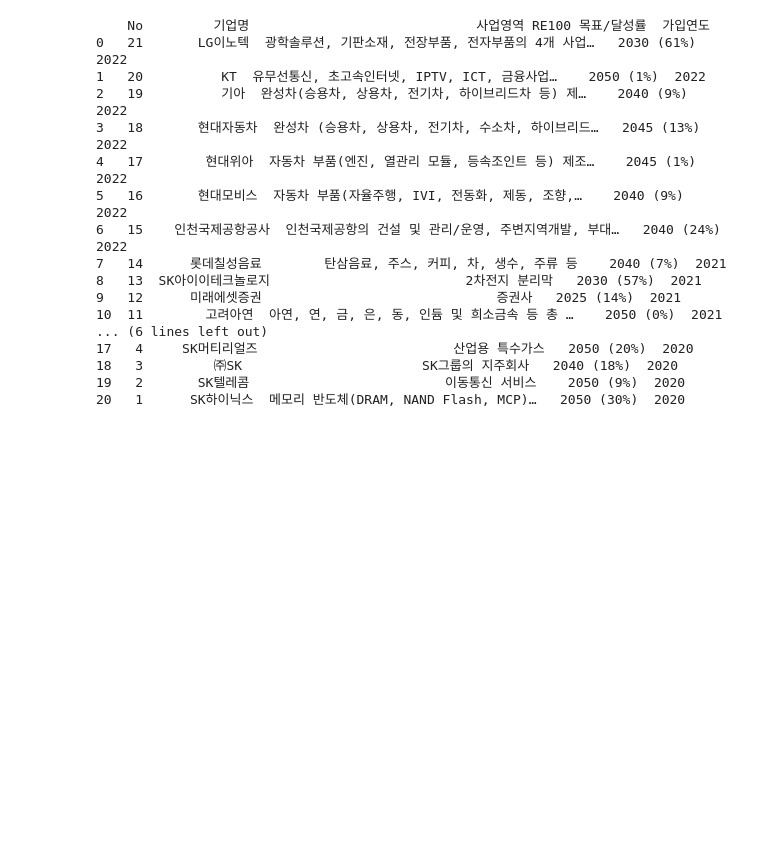
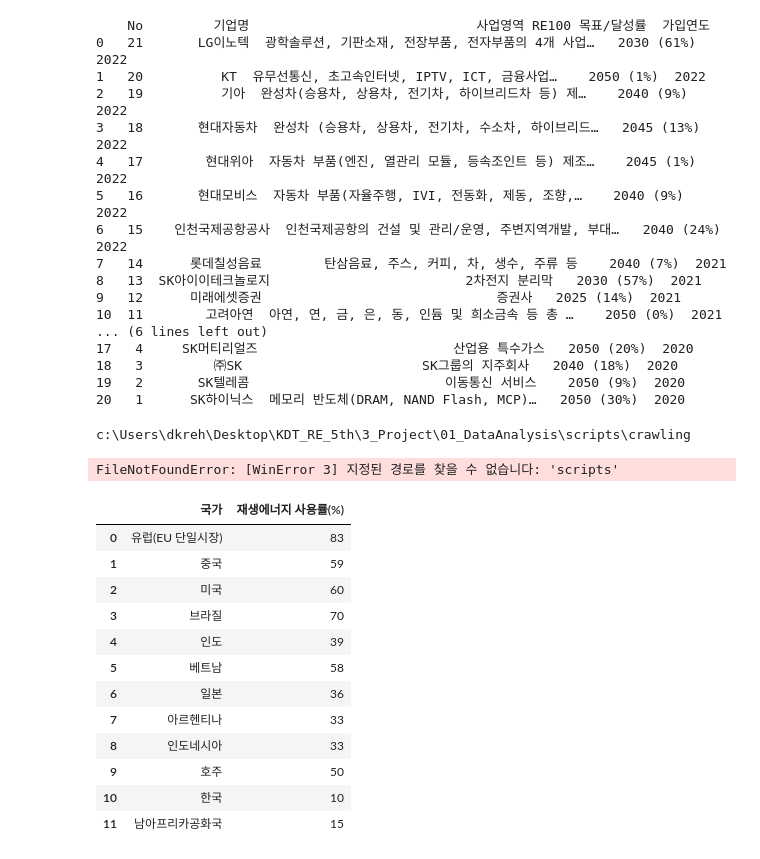
Before and after one commit to kimwjdhyun/KDT_RE_5th_Project, a Jupyter notebook: 01_DataAnalysis/scripts/crawling/web_crawl.ipynb, the cells around one changed output. Drawn from its saved outputs; the diff is of its cells as text; code cells hidden in the pictures; blank space fills up the shorter version.

```diff
--- a/01_DataAnalysis/scripts/crawling/web_crawl.ipynb
+++ b/01_DataAnalysis/scripts/crawling/web_crawl.ipynb
@@ -95,3 +97,32 @@ df.to_csv("01_DataAnalysis/data/policy/k_re100_companies_all.csv", index=False,
 18   3         ㈜SK                       SK그룹의 지주회사   2040 (18%)  2020
 19   2       SK텔레콤                         이동통신 서비스    2050 (9%)  2020
 20   1      SK하이닉스  메모리 반도체(DRAM, NAND Flash, MCP)…   2050 (30%)  2020
+# %%
+import os
+
+# 현재 작업 디렉토리 확인
+print(os.getcwd())
+
+print(os.listdir("scripts"))
+# %% [output]
+c:\Users\dkreh\Desktop\KDT_RE_5th\3_Project\01_DataAnalysis\scripts\crawling
+FileNotFoundError: [WinError 3] 지정된 경로를 찾을 수 없습니다: 'scripts'
+# %%
+# RE100 해외 사레 분석
+import pandas as pd
+df = pd.read_csv("../preprocessing/RE100_국가별_비교_확장.csv", encoding="utf-8-sig")
+df
+# %% [output]
+|  | 국가 | 재생에너지 사용률(%) |
+| 0 | 유럽(EU 단일시장) | 83 |
+| 1 | 중국 | 59 |
+| 2 | 미국 | 60 |
+| 3 | 브라질 | 70 |
+| 4 | 인도 | 39 |
+| 5 | 베트남 | 58 |
+| 6 | 일본 | 36 |
+| 7 | 아르헨티나 | 33 |
+| 8 | 인도네시아 | 33 |
+| 9 | 호주 | 50 |
+| 10 | 한국 | 10 |
+| 11 | 남아프리카공화국 | 15 |
```
Also changed, not shown: parts of 1 cell of this notebook, 4 other files.
